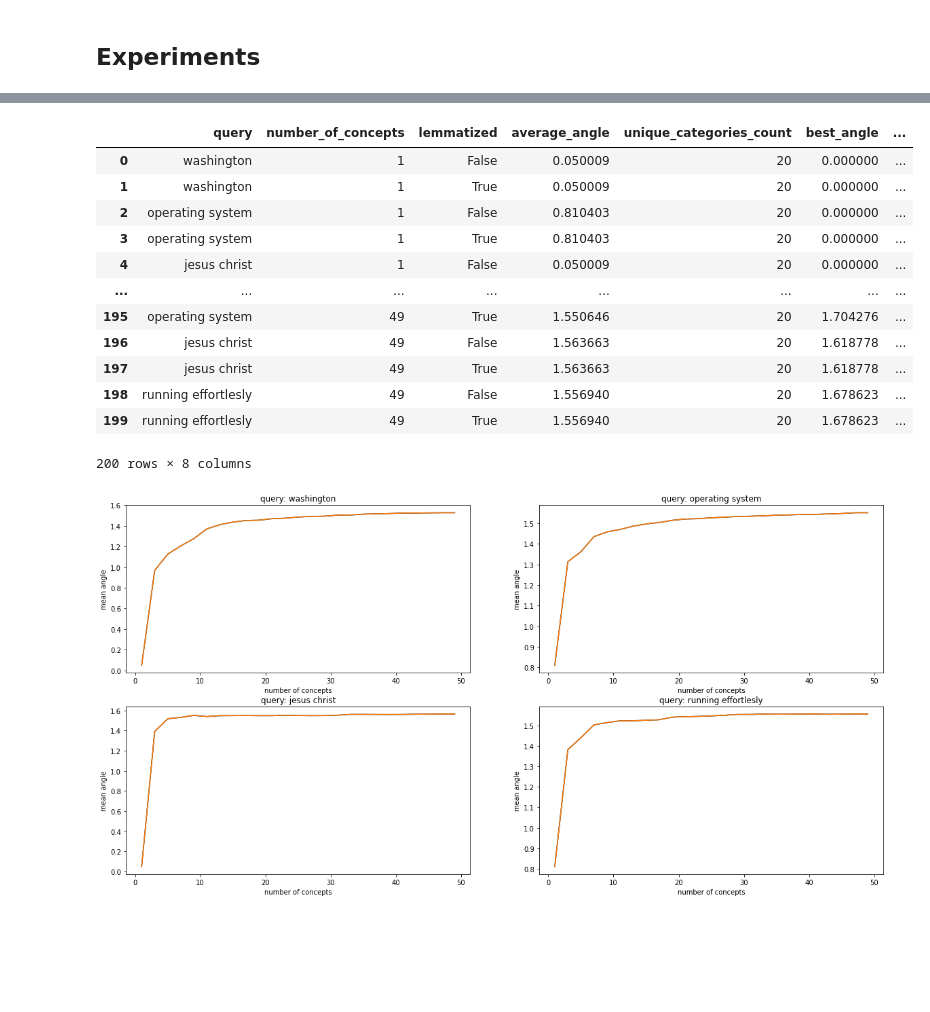
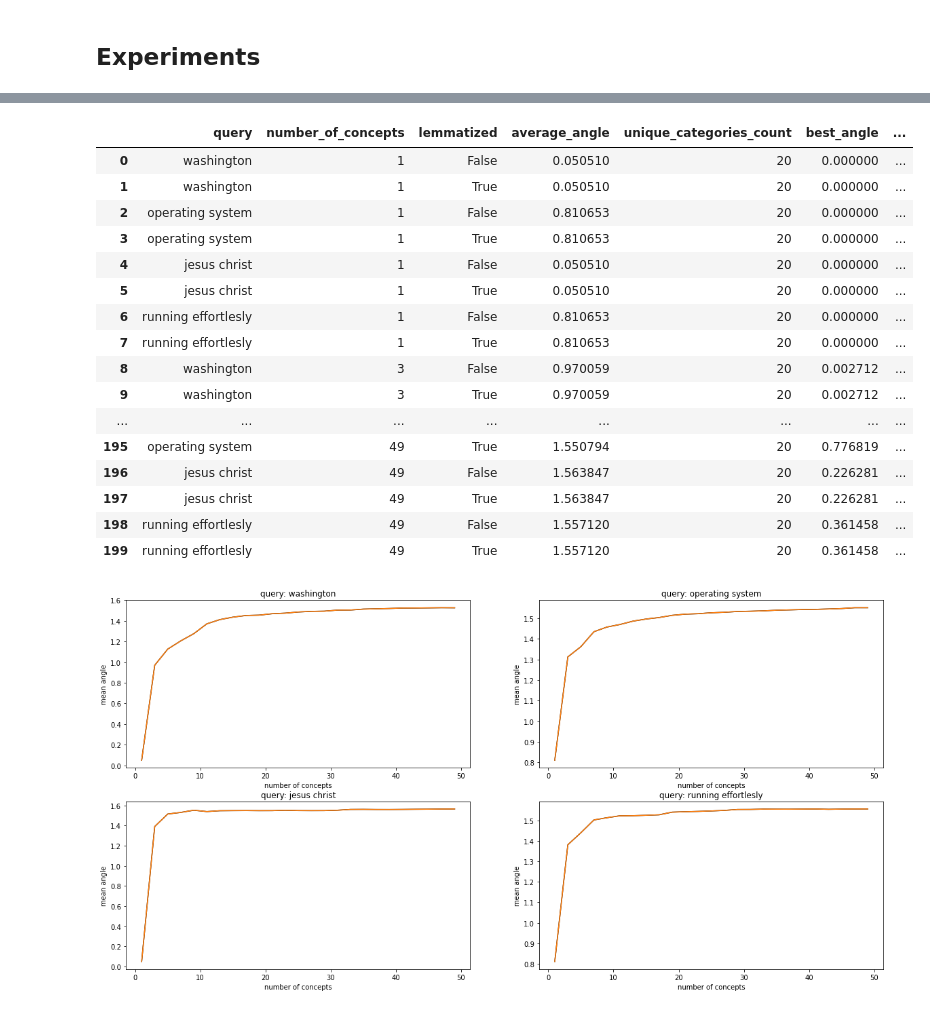
Before and after one commit to bukacdan/LSI-vector-model, a Jupyter notebook: logic/logic.ipynb, the cells around one changed output, grey strips where cells are left out. Saved outputs shown, nothing was run; the diff lists cells and outputs as text; code cells hidden in the pictures; blank space fills up the shorter version.

```diff
--- a/logic/logic.ipynb
+++ b/logic/logic.ipynb
@@ -328,7 +328,7 @@ def process_query(query, lemmatize, u, vt, limit):
                 "document_category": dataset.target_names[dataset.target[j]]
             })
     results_df = pd.DataFrame(results, columns=["query", "angle", "document_index", "document_category"])
-    results_df.sort_values(by="angle", axis=0, ascending=False, inplace=True)
-    top_document = documents_df.iloc[results_df.loc[0, "document_index"], ]
+    results_df.sort_values(by="angle", axis=0, ascending=True, inplace=True)
+    top_document = documents_df.iloc[results_df.iloc[0].document_index].document_cleaned
 
     return top_document, results_df
@@ -372,49 +347,54 @@ queries_exp = ['washington',
                'jesus christ',
                'running effortlesly']
 for k in range(1, 51, 2):
     u, s, vt = svds(tdm, k)
     for query in queries_exp:
         best_doc, res_df = process_query(query, False, u, vt, 100)
         res = {
             "query": query,
             "number_of_concepts": k,
             "lemmatized": False,
             "average_angle": res_df.angle.mean(),
             "unique_categories_count": len(res_df.document_category.unique()),
-            "best_angle": res_df.angle.loc[0],
+            "best_angle": res_df.angle.iloc[0],
             "best_document": best_doc,
-            "best_document_category": res_df.loc[0, "document_category"]
+            "best_document_category": res_df.iloc[0].document_category
         }
         df_exp = df_exp.append(res, ignore_index=True)
 
         best_doc, res_df = process_query(query, True, u, vt, 100)
         res = {
             "query": query,
             "number_of_concepts": k,
             "lemmatized": True,
             "average_angle": res_df.angle.mean(),
             "unique_categories_count": len(res_df.document_category.unique()),
-            "best_angle": res_df.angle.loc[0],
+            "best_angle": res_df.angle.iloc[0],
             "best_document": best_doc,
-            "best_document_category": res_df.loc[0, "document_category"]
+            "best_document_category": res_df.iloc[0].document_category
         }
         df_exp = df_exp.append(res, ignore_index=True)
 
+pd.set_option('display.max_rows', 500)
 df_exp
 # %% [output]
 |  | query | number_of_concepts | lemmatized | average_angle | unique_categories_count | best_angle | ... |
-| 0 | washington | 1 | False | 0.050009 | 20 | 0.000000 | ... |
-| 1 | washington | 1 | True | 0.050009 | 20 | 0.000000 | ... |
-| 2 | operating system | 1 | False | 0.810403 | 20 | 0.000000 | ... |
-| 3 | operating system | 1 | True | 0.810403 | 20 | 0.000000 | ... |
-| 4 | jesus christ | 1 | False | 0.050009 | 20 | 0.000000 | ... |
+| 0 | washington | 1 | False | 0.050510 | 20 | 0.000000 | ... |
+| 1 | washington | 1 | True | 0.050510 | 20 | 0.000000 | ... |
+| 2 | operating system | 1 | False | 0.810653 | 20 | 0.000000 | ... |
+| 3 | operating system | 1 | True | 0.810653 | 20 | 0.000000 | ... |
+| 4 | jesus christ | 1 | False | 0.050510 | 20 | 0.000000 | ... |
+| 5 | jesus christ | 1 | True | 0.050510 | 20 | 0.000000 | ... |
+| 6 | running effortlesly | 1 | False | 0.810653 | 20 | 0.000000 | ... |
+| 7 | running effortlesly | 1 | True | 0.810653 | 20 | 0.000000 | ... |
+| 8 | washington | 3 | False | 0.970059 | 20 | 0.002712 | ... |
+| 9 | washington | 3 | True | 0.970059 | 20 | 0.002712 | ... |
 | ... | ... | ... | ... | ... | ... | ... | ... |
-| 195 | operating system | 49 | True | 1.550646 | 20 | 1.704276 | ... |
-| 196 | jesus christ | 49 | False | 1.563663 | 20 | 1.618778 | ... |
-| 197 | jesus christ | 49 | True | 1.563663 | 20 | 1.618778 | ... |
-| 198 | running effortlesly | 49 | False | 1.556940 | 20 | 1.678623 | ... |
-| 199 | running effortlesly | 49 | True | 1.556940 | 20 | 1.678623 | ... |
+| 195 | operating system | 49 | True | 1.550794 | 20 | 0.776819 | ... |
+| 196 | jesus christ | 49 | False | 1.563847 | 20 | 0.226281 | ... |
+| 197 | jesus christ | 49 | True | 1.563847 | 20 | 0.226281 | ... |
+| 198 | running effortlesly | 49 | False | 1.557120 | 20 | 0.361458 | ... |
+| 199 | running effortlesly | 49 | True | 1.557120 | 20 | 0.361458 | ... |
-200 rows × 8 columns
 # %%
 fig, axs = plt.subplots(2, 2, figsize=(20, 10))
 
```
Also changed, not shown: parts of 1 cell of this notebook.
